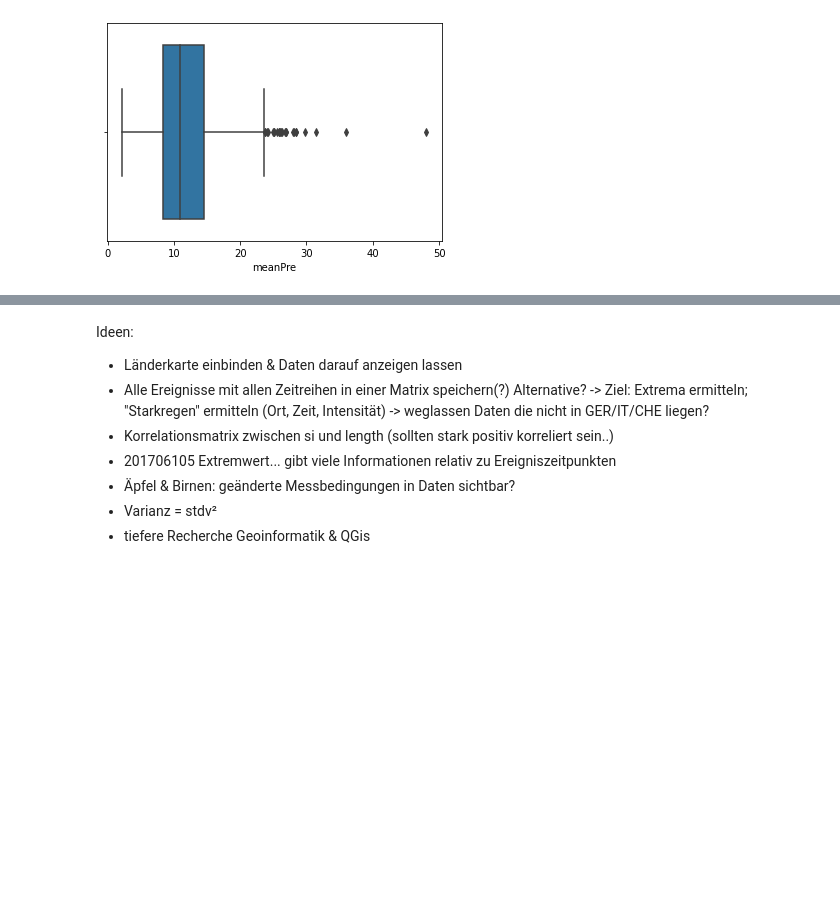
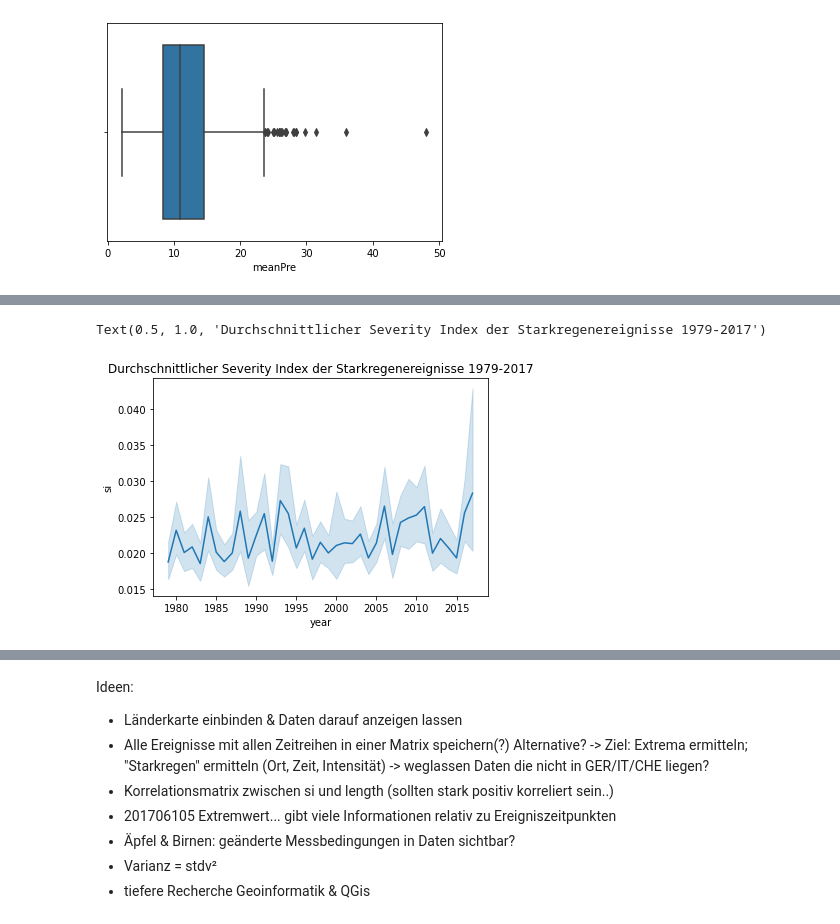
Before and after one commit to phucdev/va-gummistiefel-b, a Jupyter notebook: notebooks/VisualAnalytics_Datenexploration.ipynb, the cells around one changed output, grey strips where cells are left out. Drawn from its saved outputs; the diff is of its cells as text; code cells hidden in the pictures; blank space fills up the shorter version.

```diff
--- a/notebooks/VisualAnalytics_Datenexploration.ipynb
+++ b/notebooks/VisualAnalytics_Datenexploration.ipynb
@@ -208,0 +197,6 @@ _ = sns.boxplot(x=precip_events_df['meanPre'])
+# %%
+ax = sns.lineplot(x="year", y="si", data=events_df)
+ax.set_title("Durchschnittlicher Severity Index der Starkregenereignisse 1979-2017")
+# %% [output]
+Text(0.5, 1.0, 'Durchschnittlicher Severity Index der Starkregenereignisse 1979-2017')
+[figure, added]
```
Also changed, not shown: parts of 12 cells of this notebook, 1 other file.
